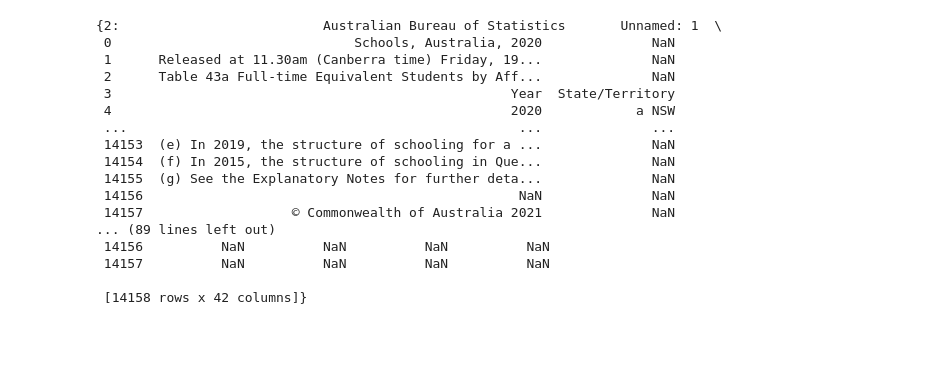
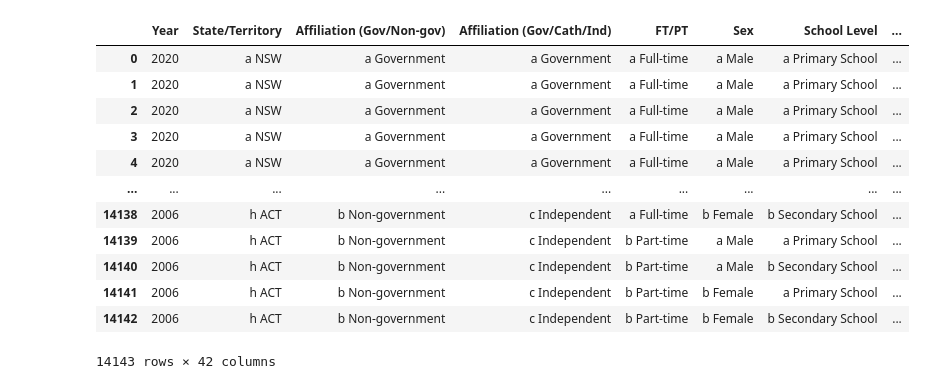
Before and after one commit to Jasjeet2021/Project-1, a Jupyter notebook: code.ipynb, the cells around one changed output. Cells and saved outputs as stored; diff of their text form; code cells hidden in the pictures; blank space fills up the shorter version.

```diff
--- a/code.ipynb
+++ b/code.ipynb
@@ -5,23 +5,19 @@ import pandas as pd
 # %%
 data_file1 = "Resources/Table 43a Full-time Equivalent Students, 2006-2020 (5).xlsx"
 # %%
-data_file1_df = pd.read_excel(data_file1, sheet_name=[2])
+data_file1_df = pd.read_excel(open(data_file1, 'rb'), sheet_name= "test")
 data_file1_df
 # %% [output]
+|  | Year | State/Territory | Affiliation (Gov/Non-gov) | Affiliation (Gov/Cath/Ind) | FT/PT | Sex | School Level | ... |
+| 0 | 2020 | a NSW | a Government | a Government | a Full-time | a Male | a Primary School | ... |
+| 1 | 2020 | a NSW | a Government | a Government | a Full-time | a Male | a Primary School | ... |
+| 2 | 2020 | a NSW | a Government | a Government | a Full-time | a Male | a Primary School | ... |
+| 3 | 2020 | a NSW | a Government | a Government | a Full-time | a Male | a Primary School | ... |
+| 4 | 2020 | a NSW | a Government | a Government | a Full-time | a Male | a Primary School | ... |
+| ... | ... | ... | ... | ... | ... | ... | ... | ... |
+| 14138 | 2006 | h ACT | b Non-government | c Independent | a Full-time | b Female | b Secondary School | ... |
+| 14139 | 2006 | h ACT | b Non-government | c Independent | b Part-time | a Male | a Primary School | ... |
+| 14140 | 2006 | h ACT | b Non-government | c Independent | b Part-time | a Male | b Secondary School | ... |
+| 14141 | 2006 | h ACT | b Non-government | c Independent | b Part-time | b Female | a Primary School | ... |
+| 14142 | 2006 | h ACT | b Non-government | c Independent | b Part-time | b Female | b Secondary School | ... |
-{2:                          Australian Bureau of Statistics       Unnamed: 1  \
- 0                               Schools, Australia, 2020              NaN
- 1      Released at 11.30am (Canberra time) Friday, 19...              NaN
- 2      Table 43a Full-time Equivalent Students by Aff...              NaN
- 3                                                   Year  State/Territory
- 4                                                   2020            a NSW
- ...                                                  ...              ...
- 14153  (e) In 2019, the structure of schooling for a ...              NaN
- 14154  (f) In 2015, the structure of schooling in Que...              NaN
- 14155  (g) See the Explanatory Notes for further deta...              NaN
- 14156                                                NaN              NaN
- 14157                   © Commonwealth of Australia 2021              NaN
-... (89 lines left out)
- 14156          NaN          NaN          NaN          NaN
- 14157          NaN          NaN          NaN          NaN
-
- [14158 rows x 42 columns]}
+14143 rows × 42 columns
```
Also changed, not shown: parts of 5 cells of this notebook, 2 other files.
